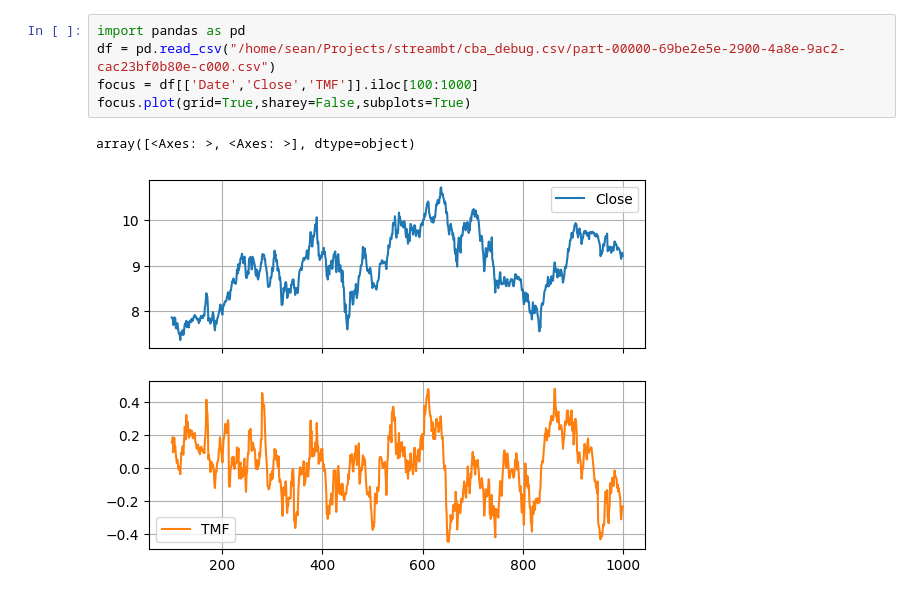
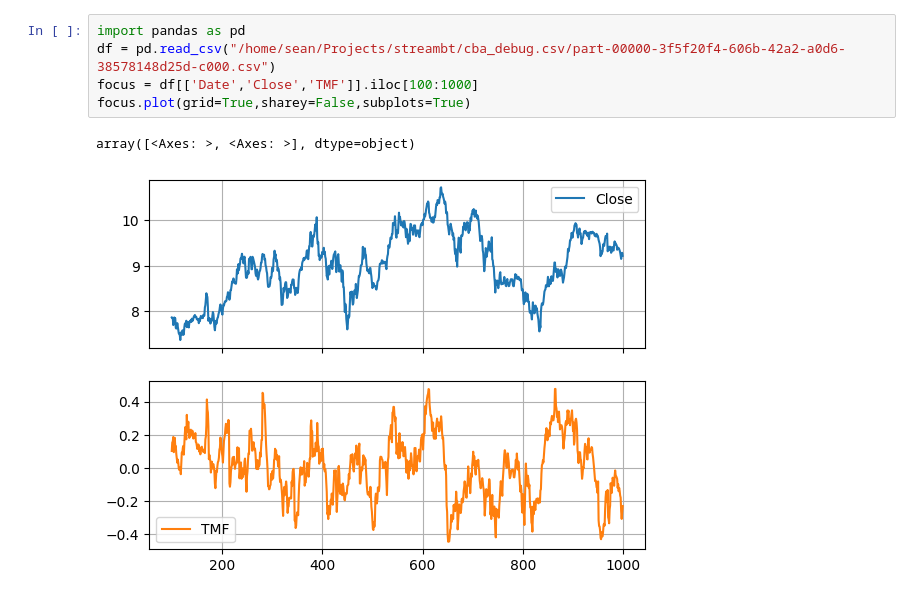
Before and after one commit to sluofoss/streambt, a Jupyter notebook: sandbox/visual.ipynb, the cells around one changed output. Drawn from its saved outputs; the diff is of its cells as text.

```diff
--- a/sandbox/visual.ipynb
+++ b/sandbox/visual.ipynb
@@ -1,8 +1,8 @@
 # %%
 import pandas as pd
-df = pd.read_csv("/home/sean/Projects/streambt/cba_debug.csv/part-00000-69be2e5e-2900-4a8e-9ac2-cac23bf0b80e-c000.csv")
+df = pd.read_csv("/home/sean/Projects/streambt/cba_debug.csv/part-00000-3f5f20f4-606b-42a2-a0d6-38578148d25d-c000.csv")
 focus = df[['Date','Close','TMF']].iloc[100:1000]
 focus.plot(grid=True,sharey=False,subplots=True)
 # %% [output]
 array([<Axes: >, <Axes: >], dtype=object)
-[figure, old version]
+[figure, new version]
```
Also changed, not shown: parts of 2 cells of this notebook, 1 other file.
